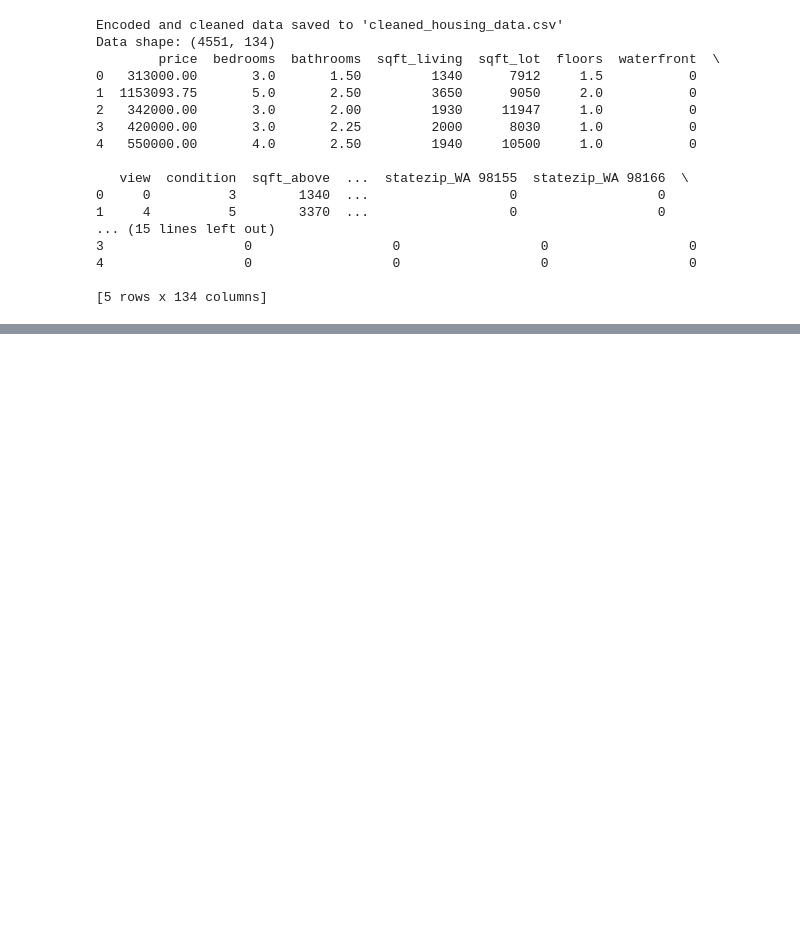
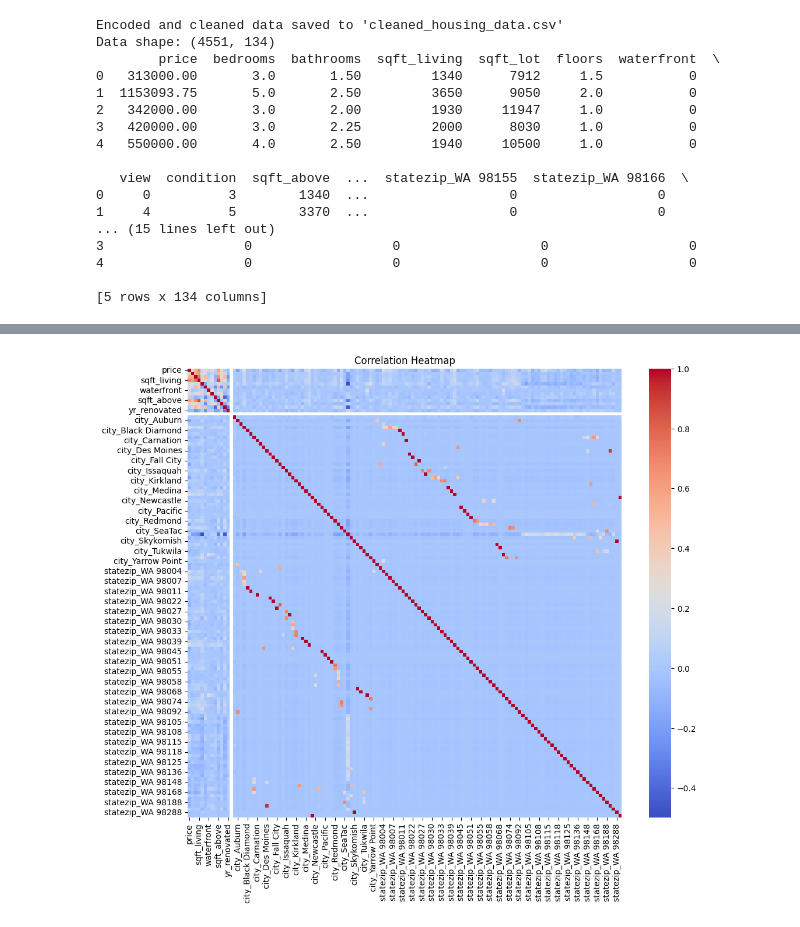
Before and after one commit to Kate-Maina/real-estate-price-prediction, a Jupyter notebook: index.ipynb, the cells around one changed output, grey strips where cells are left out. Cells and saved outputs as stored; diff of their text form; code cells hidden in the pictures; blank space fills up the shorter version.

```diff
--- a/index.ipynb
+++ b/index.ipynb
@@ -373,0 +439,8 @@ Data shape: (4551, 134)
+# %%
+plt.figure(figsize=(12, 10))
+corr = df_encoded.corr(numeric_only=True)
+sns.heatmap(corr, cmap='coolwarm', annot=False, fmt=".2f")
+plt.title('Correlation Heatmap')
+plt.show()
+# %% [output]
+[figure, added]
```
Also changed, not shown: parts of 11 cells of this notebook.
